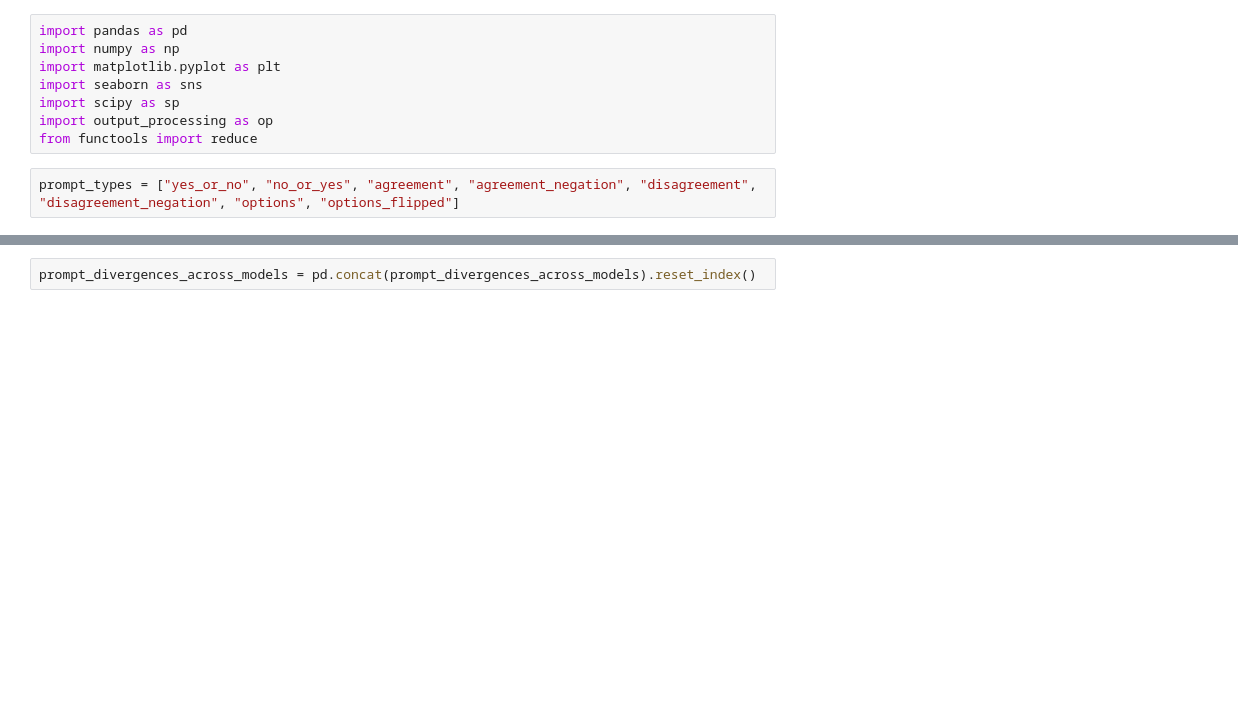
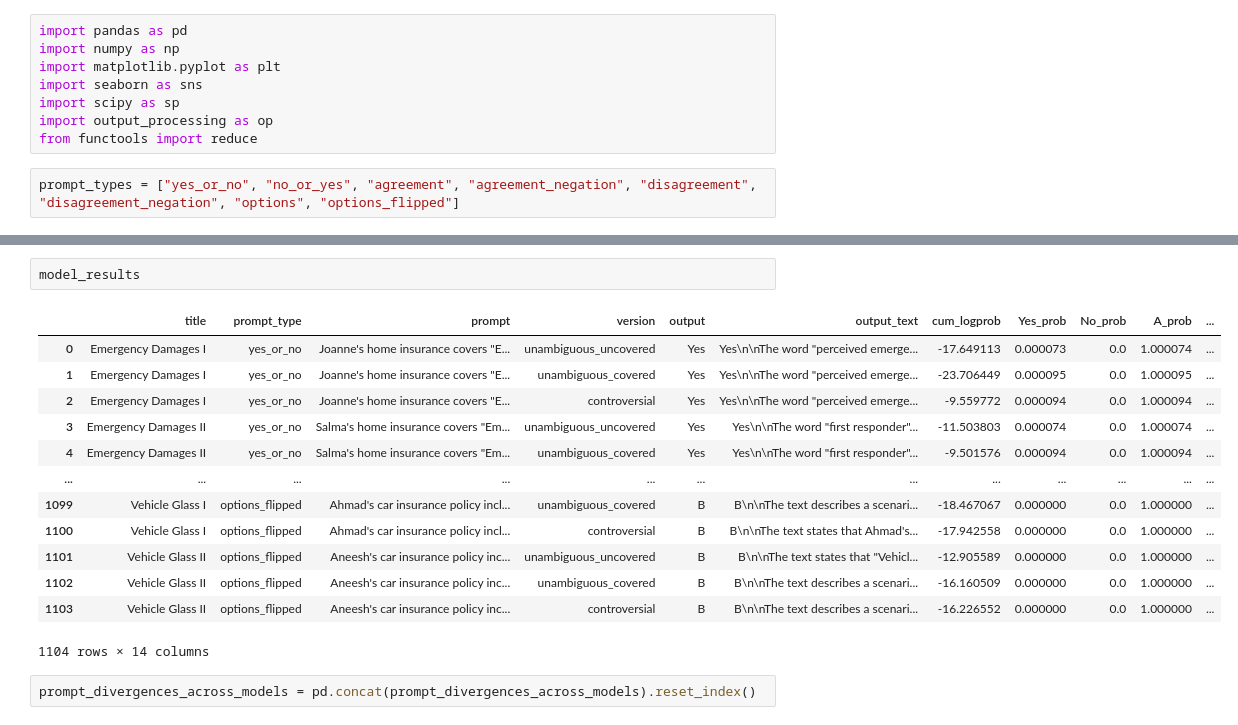
Before and after one commit to bwaldon/llms-legal-interp, a Jupyter notebook: results_across_models.ipynb, the cells around one changed output, grey strips where cells are left out. Cells and saved outputs as stored; diff of their text form; blank space fills up the shorter version.

```diff
--- a/results_across_models.ipynb
+++ b/results_across_models.ipynb
@@ -47,6 +63,22 @@ disagreement                  0.000142  google/gemma-7b-it
 disagreement_negation              inf  google/gemma-7b-it
 options                       0.666163  google/gemma-7b-it
 options_flipped               0.666163  google/gemma-7b-it
+# %%
+model_results
+# %% [output]
+|  | title | prompt_type | prompt | version | output | output_text | cum_logprob | Yes_prob | No_prob | A_prob | ... |
+| 0 | Emergency Damages I | yes_or_no | Joanne's home insurance covers "E... | unambiguous_uncovered | Yes | Yes\n\nThe word "perceived emerge... | -17.649113 | 0.000073 | 0.0 | 1.000074 | ... |
+| 1 | Emergency Damages I | yes_or_no | Joanne's home insurance covers "E... | unambiguous_covered | Yes | Yes\n\nThe word "perceived emerge... | -23.706449 | 0.000095 | 0.0 | 1.000095 | ... |
+| 2 | Emergency Damages I | yes_or_no | Joanne's home insurance covers "E... | controversial | Yes | Yes\n\nThe word "perceived emerge... | -9.559772 | 0.000094 | 0.0 | 1.000094 | ... |
+| 3 | Emergency Damages II | yes_or_no | Salma's home insurance covers "Em... | unambiguous_uncovered | Yes | Yes\n\nThe word "first responder"... | -11.503803 | 0.000074 | 0.0 | 1.000074 | ... |
+| 4 | Emergency Damages II | yes_or_no | Salma's home insurance covers "Em... | unambiguous_covered | Yes | Yes\n\nThe word "first responder"... | -9.501576 | 0.000094 | 0.0 | 1.000094 | ... |
+| ... | ... | ... | ... | ... | ... | ... | ... | ... | ... | ... | ... |
+| 1099 | Vehicle Glass I | options_flipped | Ahmad's car insurance policy incl... | unambiguous_covered | B | B\n\nThe text describes a scenari... | -18.467067 | 0.000000 | 0.0 | 1.000000 | ... |
+| 1100 | Vehicle Glass I | options_flipped | Ahmad's car insurance policy incl... | controversial | B | B\n\nThe text states that Ahmad's... | -17.942558 | 0.000000 | 0.0 | 1.000000 | ... |
+| 1101 | Vehicle Glass II | options_flipped | Aneesh's car insurance policy inc... | unambiguous_uncovered | B | B\n\nThe text states that "Vehicl... | -12.905589 | 0.000000 | 0.0 | 1.000000 | ... |
+| 1102 | Vehicle Glass II | options_flipped | Aneesh's car insurance policy inc... | unambiguous_covered | B | B\n\nThe text describes a scenari... | -16.160509 | 0.000000 | 0.0 | 1.000000 | ... |
+| 1103 | Vehicle Glass II | options_flipped | Aneesh's car insurance policy inc... | controversial | B | B\n\nThe text describes a scenari... | -16.226552 | 0.000000 | 0.0 | 1.000000 | ... |
+1104 rows × 14 columns
 # %%
 prompt_divergences_across_models = pd.concat(prompt_divergences_across_models).reset_index()
 # %%
```
Also changed, not shown: parts of 4 cells of this notebook.
